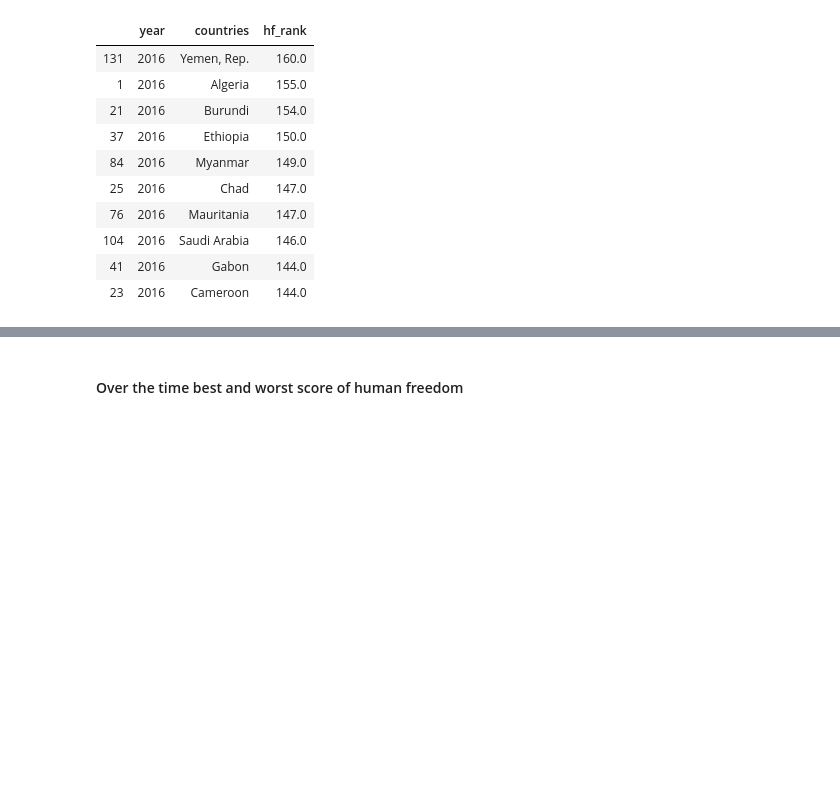
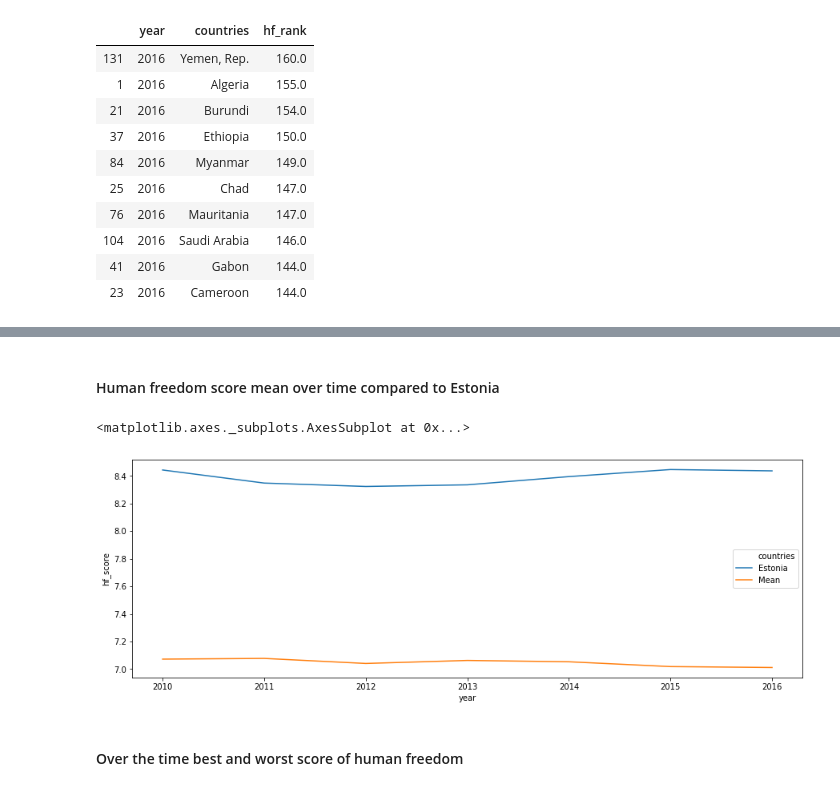
Before and after one commit to allikkil/DataSc-project, a Jupyter notebook: Project W4 Kaggle-Human Freedom.ipynb, the cells around one changed output, grey strips where cells are left out. Cells and saved outputs as stored; diff of their text form; code cells hidden in the pictures; blank space fills up the shorter version.

```diff
--- a/Project W4 Kaggle-Human Freedom.ipynb
+++ b/Project W4 Kaggle-Human Freedom.ipynb
@@ -423,3 +424,18 @@ sns.lineplot(x = "year", y="hf_score", data=bottomData2, hue = "countries", ax =
+# %% [markdown]
+#### Human freedom score mean over time compared to Estonia
+# %%
+years = [2010, 2011, 2012, 2013, 2014, 2015, 2016]
+fig, ax = plt.subplots(figsize=(15,5))
+data_est = merged_data.loc[merged_data['countries'] == 'Estonia'][['countries', 'year', 'hf_score']].sort_values(by = ['year'])
+
+df_means = pd.DataFrame(list(zip(years, means)), columns =['year', 'hf_score'])
+df_means['countries'] = 'Mean'
+df_means = df_means[['countries', 'year', 'hf_score']]
+data_est = pd.concat([data_est, df_means])
+sns.lineplot(x = 'year', y = 'hf_score', data = data_est, hue = "countries")
+# %% [output]
+<matplotlib.axes._subplots.AxesSubplot at 0x...>
+[figure, added]
 # %% [markdown]
 #### Over the time best and worst score of human freedom
 # %%
```
Also changed, not shown: parts of 4 cells of this notebook.
